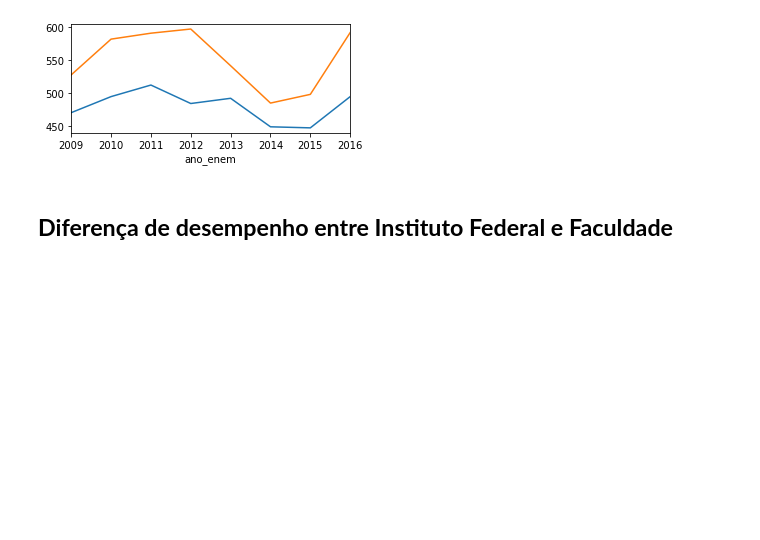
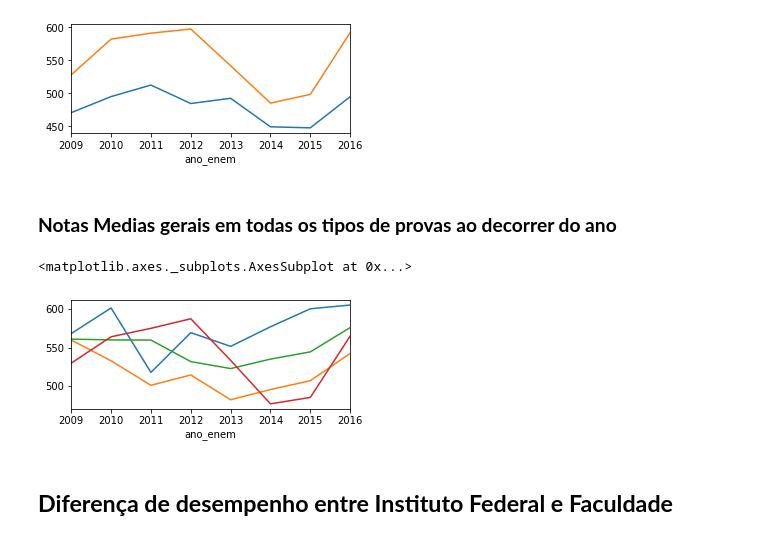
Before and after one commit to lucasdlg5/analise_dados_idd_inep_fatec, a Jupyter notebook: Analise de dados IDD Inep.ipynb, the cells around one changed output. Saved outputs shown, nothing was run; the diff lists cells and outputs as text; code cells hidden in the pictures; blank space fills up the shorter version.

```diff
--- a/Analise de dados IDD Inep.ipynb
+++ b/Analise de dados IDD Inep.ipynb
@@ -166,6 +92,16 @@ df.loc[df['co_modalidade'] == 1.0].groupby('ano_enem')['enem_nt_mt'].median().pl
 # %% [output]
 <matplotlib.axes._subplots.AxesSubplot at 0x...>
 [figure]
+# %% [markdown]
+<h3><b>Notas Medias gerais em todas os tipos de provas ao decorrer do ano</b></h3>
+# %%
+df.groupby('ano_enem')['enem_nt_ch'].median().plot(kind='line', figsize=(5,2))
+df.groupby('ano_enem')['enem_nt_cn'].median().plot(kind='line', figsize=(5,2))
+df.groupby('ano_enem')['enem_nt_lc'].median().plot(kind='line', figsize=(5,2))
+df.groupby('ano_enem')['enem_nt_mt'].median().plot(kind='line', figsize=(5,2))
+# %% [output]
+<matplotlib.axes._subplots.AxesSubplot at 0x...>
+[figure, added]
 # %% [markdown]
 <h2><b>Diferença de desempenho entre Instituto Federal e Faculdade</b></h2>
 # %% [markdown]
```
Also changed, not shown: parts of 14 cells of this notebook.
